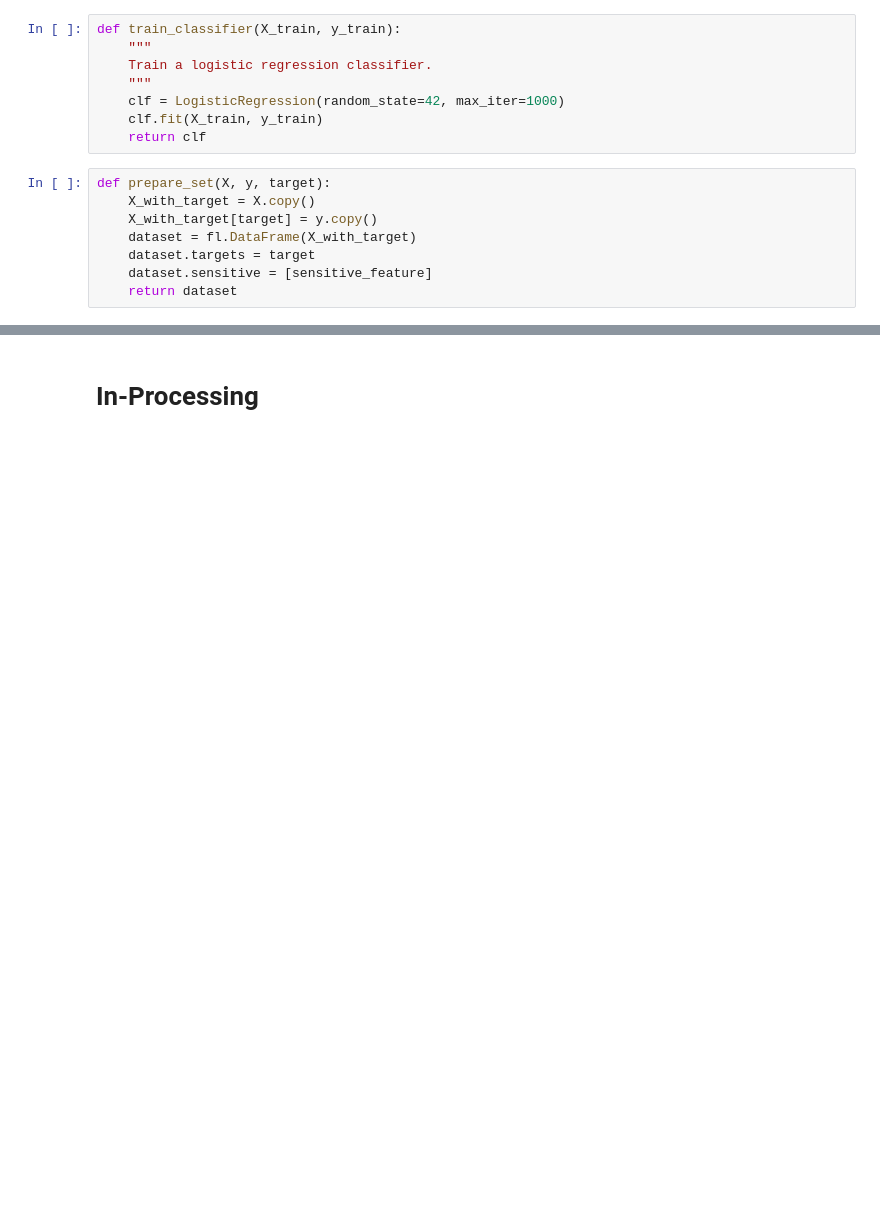
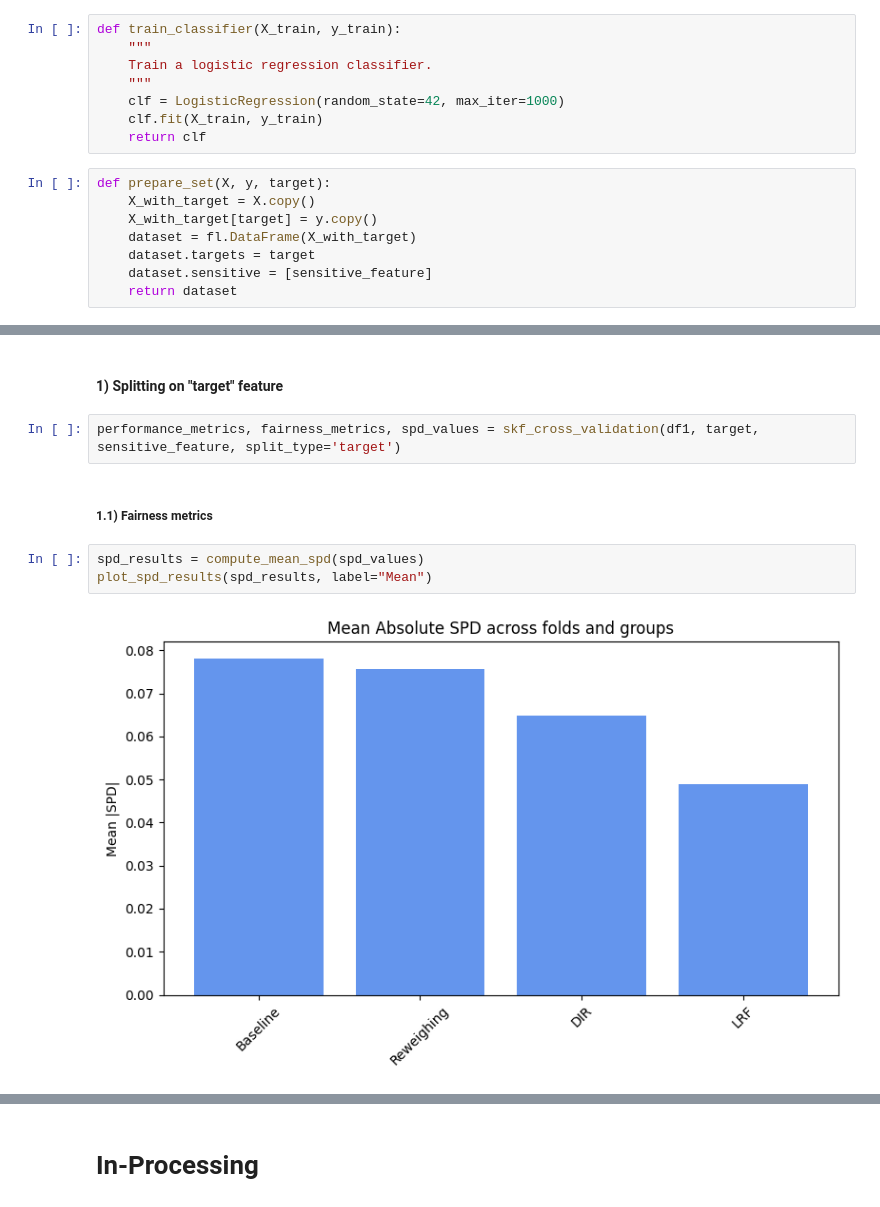
Before and after one commit to kor80/Fair-Candidate-Screening-System, a Jupyter notebook: main.ipynb, the cells around one changed output, grey strips where cells are left out. Cells and saved outputs as stored; diff of their text form; blank space fills up the shorter version.

```diff
--- a/main.ipynb
+++ b/main.ipynb
@@ -1091,0 +1312,11 @@ plt.show()
+# %% [markdown]
+#### 1) Splitting on "target" feature
+# %%
+performance_metrics, fairness_metrics, spd_values = skf_cross_validation(df1, target, sensitive_feature, split_type='target')
+# %% [markdown]
+##### 1.1) Fairness metrics
+# %%
+spd_results = compute_mean_spd(spd_values)
+plot_spd_results(spd_results, label="Mean")
+# %% [output]
+[figure, added]
```
Also changed, not shown: parts of 56 cells of this notebook.
